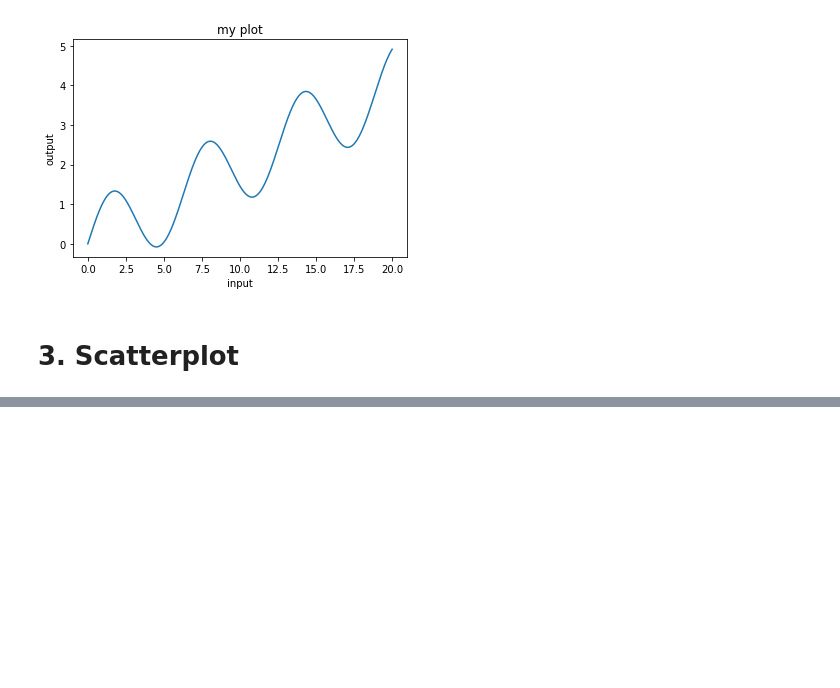
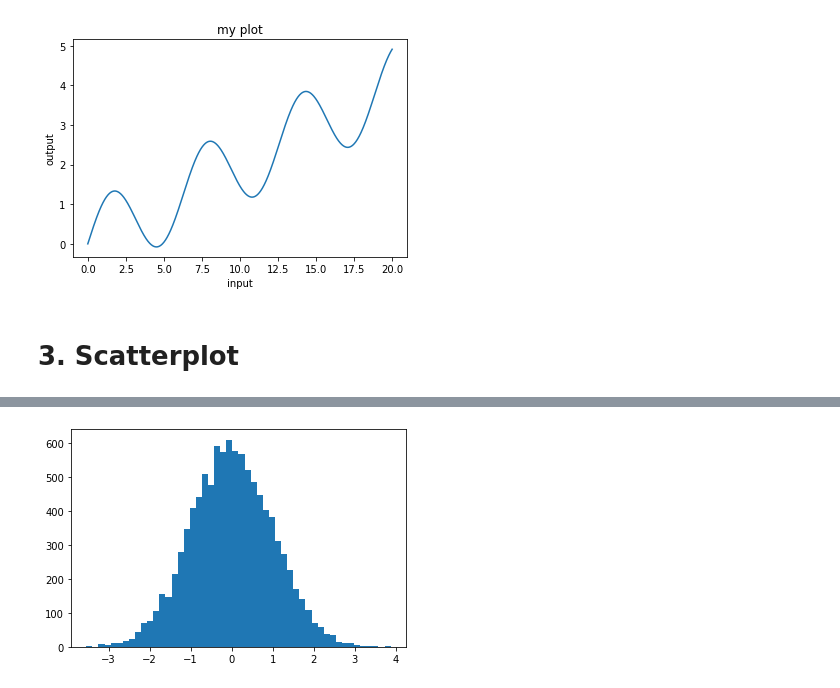
Before and after one commit to clshu/LP_numpy_stack, a Jupyter notebook: Matplotlib_LP.ipynb, the cells around one changed output, grey strips where cells are left out. Cells and saved outputs as stored; diff of their text form; code cells hidden in the pictures; blank space fills up the shorter version.

```diff
--- a/Matplotlib_LP.ipynb
+++ b/Matplotlib_LP.ipynb
@@ -42,0 +51,4 @@ plt.scatter(X[:,0], X[:,1], c=Y);
+# %%
+plt.hist(X, bins=50);
+# %% [output]
+[figure, added]
```
Also changed, not shown: parts of 6 cells of this notebook.
